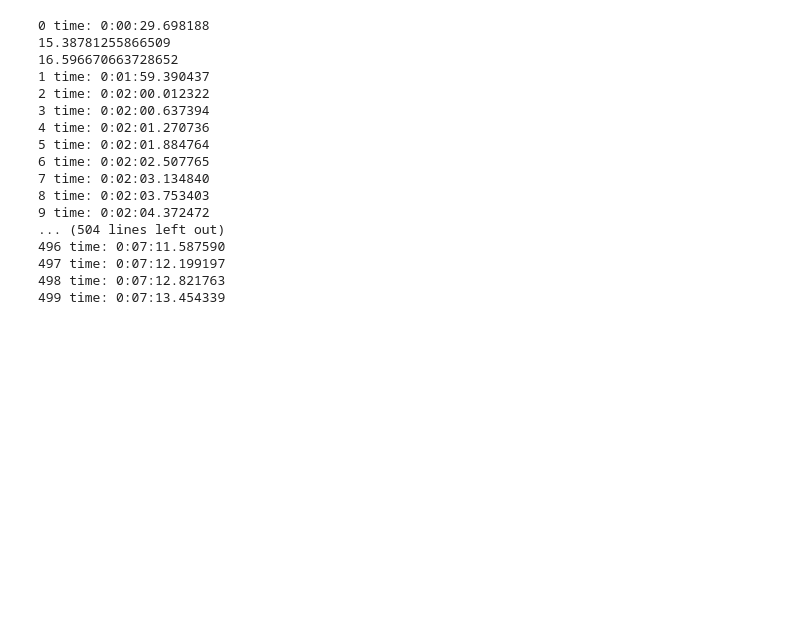
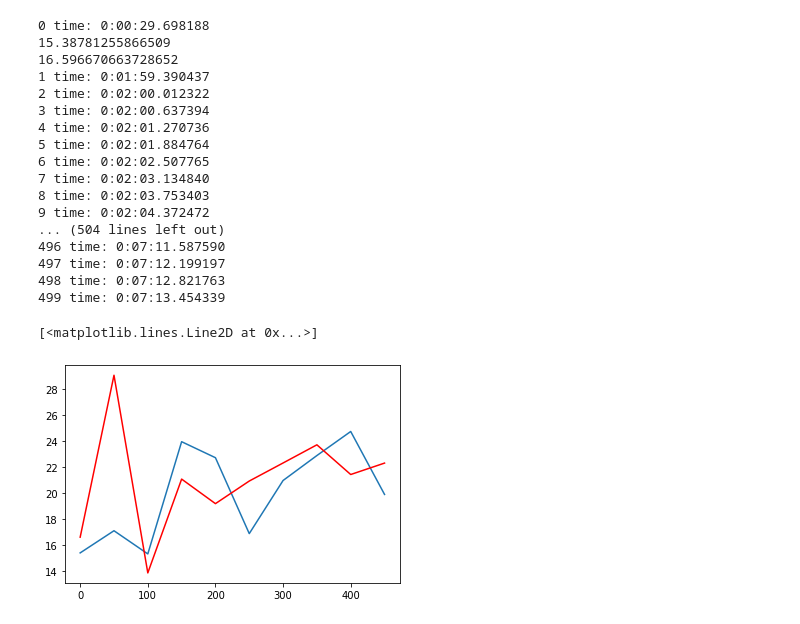
Before and after one commit to Takayu99/srgan, a Jupyter notebook: SRGAN/SRGAN.ipynb, the cells around one changed output. Cells and saved outputs as stored; diff of their text form; code cells hidden in the pictures; blank space fills up the shorter version.

```diff
--- a/SRGAN/SRGAN.ipynb
+++ b/SRGAN/SRGAN.ipynb
@@ -443,3 +447,26 @@ if __name__ == '__main__':
 497 time: 0:07:12.199197
 498 time: 0:07:12.821763
 499 time: 0:07:13.454339
+# %%
+with open('psnr.csv') as f:
+    reader = csv.reader(f)
+    psnr_array1=[]
+    psnr_array2=[]
+    epoch_array1=[]
+    epoch_array2=[]
+    cnt=1
+    for row in reader:
+        if(cnt%2 is 1):
+          psnr_array1.append(float(row[1]))
+          epoch_array1.append(int(row[0]))
+        else:
+          psnr_array2.append(float(row[1]))
+          epoch_array2.append(int(row[0]))
+        cnt+=1
+# %%
+import matplotlib.pyplot as plt
+plt.plot(epoch_array1, psnr_array1)
+plt.plot(epoch_array2, psnr_array2,color='red')
+# %% [output]
+[<matplotlib.lines.Line2D at 0x...>]
+[figure, added]
```
Also changed, not shown: parts of 5 cells of this notebook.
